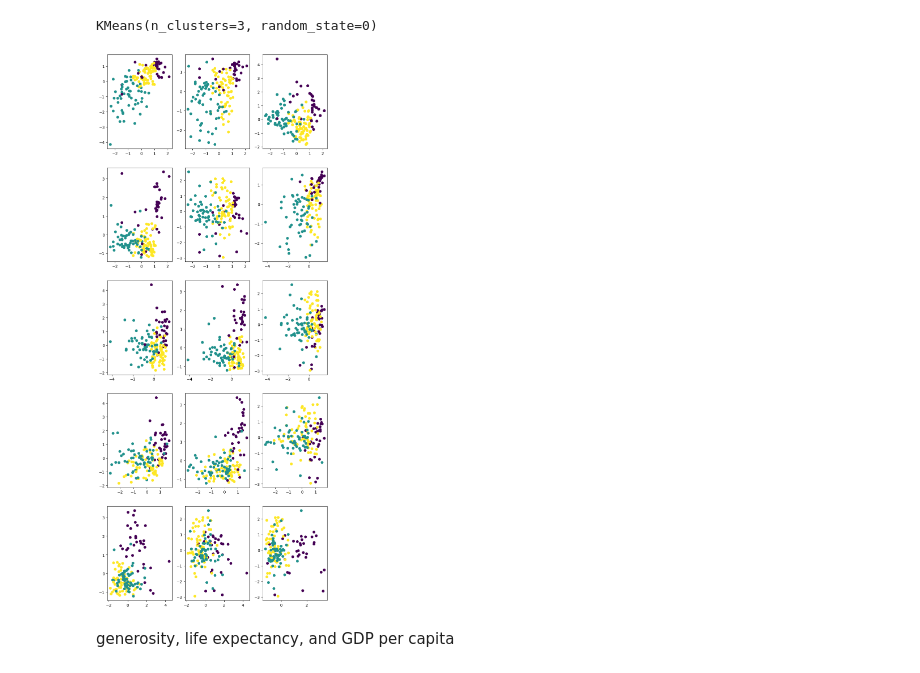
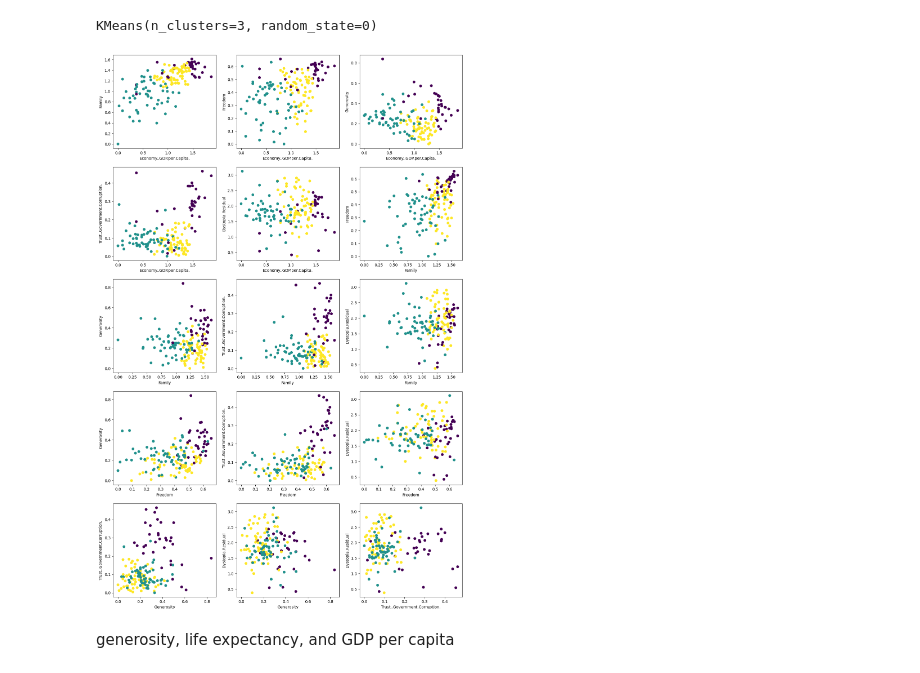
Before and after one commit to Vovegog/IBE400---Group-Project, a Jupyter notebook: Bard files(May be deleted later)/Mand_task_attempt.ipynb, the cells around one changed output. Drawn from its saved outputs; the diff is of its cells as text; code cells hidden in the pictures.

```diff
--- a/Bard files(May be deleted later)/Mand_task_attempt.ipynb
+++ b/Bard files(May be deleted later)/Mand_task_attempt.ipynb
@@ -8,7 +8,7 @@ from sklearn.cluster import KMeans
 from sklearn.preprocessing import StandardScaler
 
 # Load data
-df = pd.read_csv('2017-1.xls')
+df = pd.read_csv('../2017-1.xls')
 
 df
 # %% [output]
@@ -38,63 +38,24 @@ kMeansSocEcon = KMeans(n_clusters=nCluster, random_state=0)
 kMeansSocEcon.fit(socEconX)
 # %% [output]
 KMeans(n_clusters=3, random_state=0)
-# %%
-nrRows = 5
-figLength = nrRows*5
-
-plt.figure(figsize=(10, figLength))
-
-plt.subplot(nrRows,3,1)
-plt.scatter(socEconX[:,0],socEconX[:,1] , c=kMeansSocEcon.labels_, cmap='viridis')
-
-plt.subplot(nrRows,3,2)
-plt.scatter(socEconX[:,0],socEconX[:,2] , c=kMeansSocEcon.labels_, cmap='viridis')
-
-plt.subplot(nrRows,3,3)
-plt.scatter(socEconX[:,0],socEconX[:,3] , c=kMeansSocEcon.labels_, cmap='viridis')
-
-plt.subplot(nrRows,3,3)
-plt.scatter(socEconX[:,0],socEconX[:,3] , c=kMeansSocEcon.labels_, cmap='viridis')
-
-plt.subplot(nrRows,3,4)
-plt.scatter(socEconX[:,0],socEconX[:,4] , c=kMeansSocEcon.labels_, cmap='viridis')
-
-plt.subplot(nrRows,3,5)
-plt.scatter(socEconX[:,0],socEconX[:,5] , c=kMeansSocEcon.labels_, cmap='viridis')
-
-plt.subplot(nrRows,3,6)
-plt.scatter(socEconX[:,1],socEconX[:,2] , c=kMeansSocEcon.labels_, cmap='viridis')
-
-plt.subplot(nrRows,3,7)
-plt.scatter(socEconX[:,1],socEconX[:,3] , c=kMeansSocEcon.labels_, cmap='viridis')
-
-plt.subplot(nrRows,3,8)
-plt.scatter(socEconX[:,1],socEconX[:,4] , c=kMeansSocEcon.labels_, cmap='viridis')
-
-plt.subplot(nrRows,3,9)
-plt.scatter(socEconX[:,1],socEconX[:,5] , c=kMeansSocEcon.labels_, cmap='viridis')
-
-plt.subplot(nrRows,3,10)
-plt.scatter(socEconX[:,2],socEconX[:,3] , c=kMeansSocEcon.labels_, cmap='viridis')
-
-plt.subplot(nrRows,3,11)
-plt.scatter(socEconX[:,2],socEconX[:,4] , c=kMeansSocEcon.labels_, cmap='viridis')
-
-plt.subplot(nrRows,3,12)
-plt.scatter(socEconX[:,2],socEconX[:,5] , c=kMeansSocEcon.labels_, cmap='viridis')
-
-plt.subplot(nrRows,3,13)
-plt.scatter(socEconX[:,3],socEconX[:,4] , c=kMeansSocEcon.labels_, cmap='viridis')
-
-plt.subplot(nrRows,3,14)
-plt.scatter(socEconX[:,3],socEconX[:,5] , c=kMeansSocEcon.labels_, cmap='viridis')
-
-plt.subplot(nrRows,3,15)
-plt.scatter(socEconX[:,4],socEconX[:,5] , c=kMeansSocEcon.labels_, cmap='viridis')
-
-plt.show()
-# %% [output]
-[figure, removed]
+# %%
+def plotCluster(data, nCluster, kMeans):
+    nrRows = 5
+    figLength = nrRows*5
+
+    plt.figure(figsize=(16, figLength))
+
+    for i, (x, y) in enumerate(itertools.combinations(data.columns, 2)):
+        plt.subplot(nrRows,3,i+1)
+        plt.scatter(data[x],data[y] , c=kMeans.labels_, cmap='viridis')
+        plt.xlabel(x)
+        plt.ylabel(y)
+
+    plt.show()
+
+plotCluster(df[socEconCol], nCluster, kMeansSocEcon)
+# %% [output]
+[figure, added]
 # %% [markdown]
 generosity, life expectancy, and GDP per capita
 # %%
```
Also changed, not shown: 1 other file.
